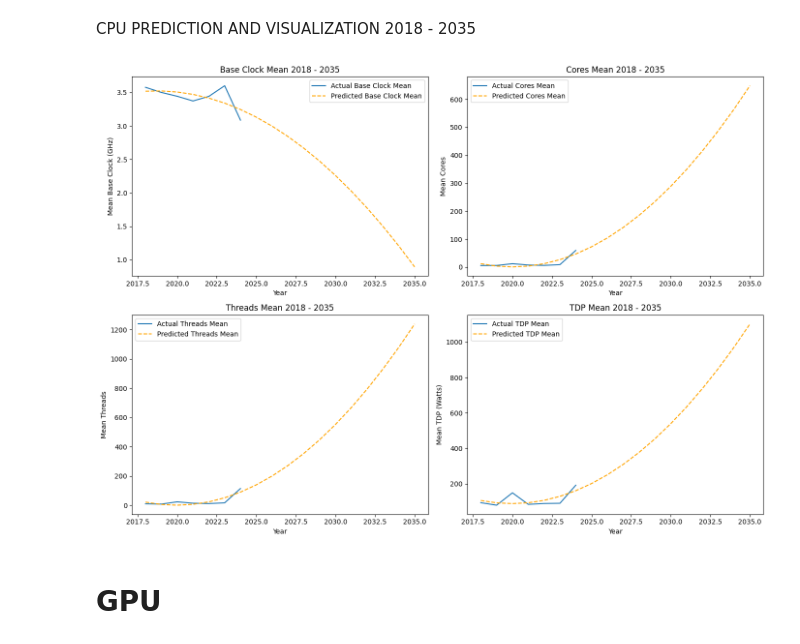
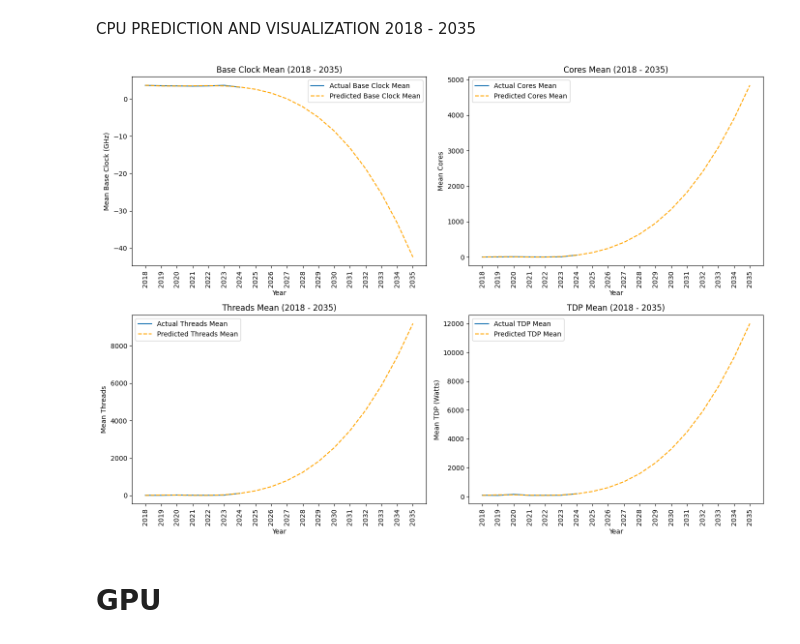
Before and after one commit to GloriaMoraaRiechi/Spring-2025, a Jupyter notebook: CSE720/Database/hardwareSpecifications.ipynb, the cells around one changed output. Cells and saved outputs as stored; diff of their text form; code cells hidden in the pictures.

```diff
--- a/CSE720/Database/hardwareSpecifications.ipynb
+++ b/CSE720/Database/hardwareSpecifications.ipynb
@@ -415,13 +410,13 @@ from sklearn.linear_model import LinearRegression
 # Prepare data for polynomial regression
 X = df_stats_cpu['Year'].values.reshape(-1, 1)
 
-# Define target variables (Base Clock, Cores, Threads, TDP)
+# Define target variables
 y_base_clock = df_stats_cpu['Base_Clock_mean'].values
 y_cores = df_stats_cpu['Cores_mean'].values
 y_threads = df_stats_cpu['Threads_mean'].values
 y_tdp = df_stats_cpu['TDP_mean'].values
 
-degree = 2
+degree = 3
 poly = PolynomialFeatures(degree=degree)
 X_poly = poly.fit_transform(X)
 
@@ -447,39 +442,48 @@ plt.figure(figsize=(14, 10))
 plt.subplot(2, 2, 1)
 plt.plot(df_stats_cpu['Year'], df_stats_cpu['Base_Clock_mean'], label="Actual Base Clock Mean")
 plt.plot(years_to_predict, predicted_base_clock, label="Predicted Base Clock Mean", linestyle='--', color='orange')
-plt.title('Base Clock Mean 2018 - 2035')
+plt.title('Base Clock Mean (2018 - 2035)')
 plt.xlabel('Year')
 plt.ylabel('Mean Base Clock (GHz)')
 plt.legend()
+plt.xticks(range(2018, 2036), rotation=90)
+
 
 plt.subplot(2, 2, 2)
 plt.plot(df_stats_cpu['Year'], df_stats_cpu['Cores_mean'], label="Actual Cores Mean")
 plt.plot(years_to_predict, predicted_cores, label="Predicted Cores Mean", linestyle='--', color='orange')
-plt.title('Cores Mean 2018 - 2035')
+plt.title('Cores Mean (2018 - 2035)')
 plt.xlabel('Year')
 plt.ylabel('Mean Cores')
 plt.legend()
+plt.xticks(range(2018, 2036), rotation=90)
+
 
 plt.subplot(2, 2, 3)
 plt.plot(df_stats_cpu['Year'], df_stats_cpu['Threads_mean'], label="Actual Threads Mean")
 plt.plot(years_to_predict, predicted_threads, label="Predicted Threads Mean", linestyle='--', color='orange')
-plt.title('Threads Mean 2018 - 2035')
+plt.title('Threads Mean (2018 - 2035)')
 plt.xlabel('Year')
 plt.ylabel('Mean Threads')
 plt.legend()
+plt.xticks(range(2018, 2036), rotation=90)
+
+
 
 plt.subplot(2, 2, 4)
 plt.plot(df_stats_cpu['Year'], df_stats_cpu['TDP_mean'], label="Actual TDP Mean")
 plt.plot(years_to_predict, predicted_tdp, label="Predicted TDP Mean", linestyle='--', color='orange')
-plt.title('TDP Mean 2018 - 2035')
+plt.title('TDP Mean (2018 - 2035)')
 plt.xlabel('Year')
 plt.ylabel('Mean TDP (Watts)')
 plt.legend()
 
+plt.xticks(range(2018, 2036), rotation=90)
+
 plt.tight_layout()
 plt.show()
 # %% [output]
-[figure, old version]
+[figure, new version]
 # %% [markdown]
 # GPU
 # %% [markdown]
```
Also changed, not shown: parts of 22 cells of this notebook.
